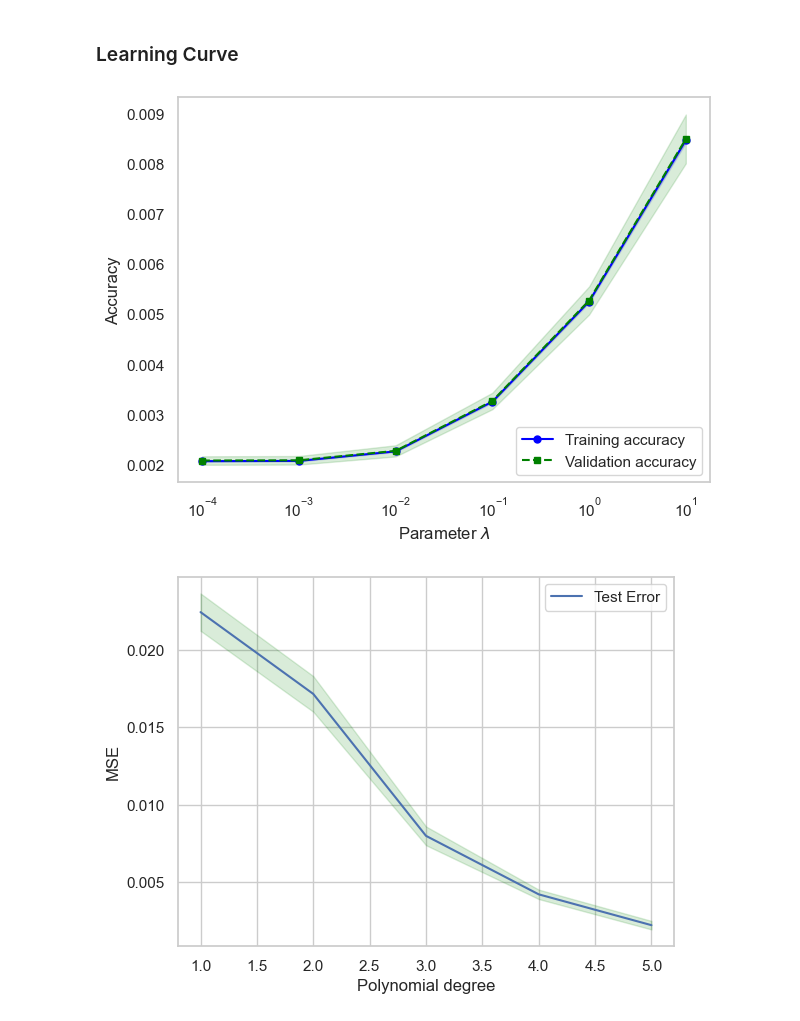
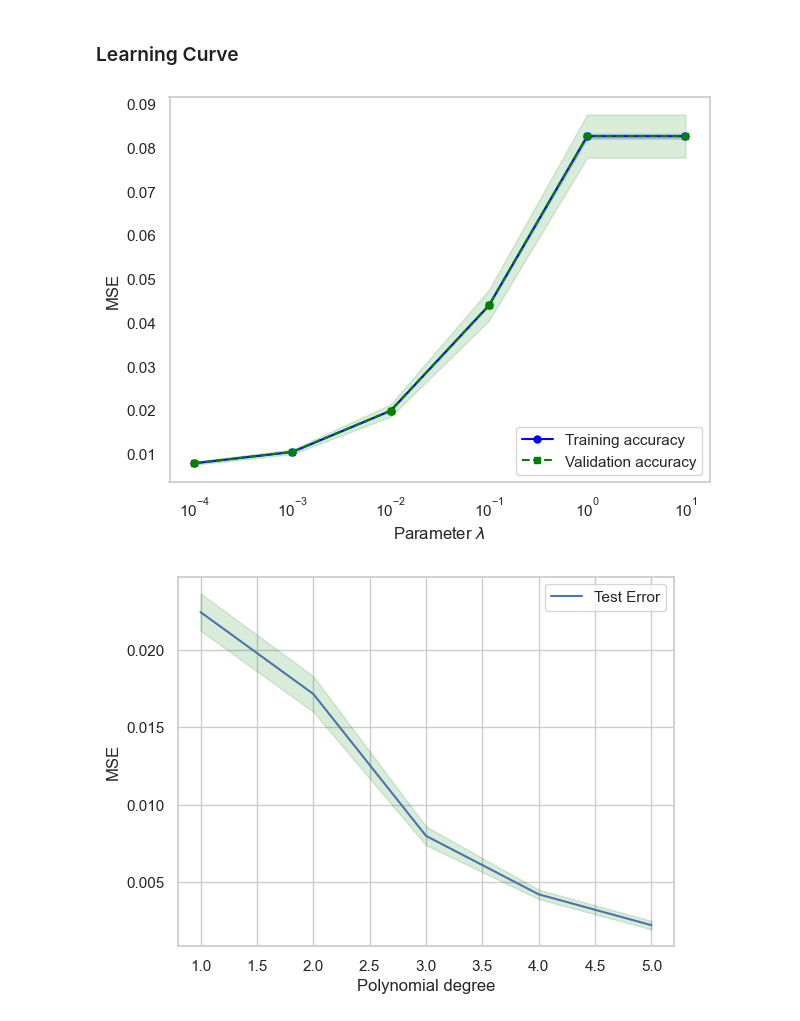
Before and after one commit to MariaFlyAway/Project1_FYS_STK, a Jupyter notebook: Exercises/cross_validation.ipynb, the cells around one changed output. Saved outputs shown, nothing was run; the diff lists cells and outputs as text; code cells hidden in the pictures.

```diff
--- a/Exercises/cross_validation.ipynb
+++ b/Exercises/cross_validation.ipynb
@@ -43,16 +43,16 @@ X_train, X_test, z_train, z_test = train_test_split(X, z, test_size=0.2, random_
 ### Learning Curve
 # %%
 pipeline = make_pipeline(
-                    PolynomialFeatures(degree=5),
+                    PolynomialFeatures(degree=3),
                     StandardScaler(),
-                    Ridge(max_iter=10000))
+                    Lasso(max_iter=10000))
 
 param_range = [0.0001, 0.001, 0.01, 0.1, 1.0, 10.0]
 train_scores, test_scores = validation_curve(
                 estimator=pipeline,
                 X=X_train,
                 y=z_train,
-                param_name='ridge__alpha',
+                param_name='lasso__alpha',
                 param_range=param_range,
                 cv=10,
                 scoring='neg_mean_squared_error')
@@ -62,35 +62,35 @@ train_std = np.std(np.abs(train_scores), axis=1)
 test_mean = np.mean(np.abs(test_scores), axis=1)
 test_std = np.std(np.abs(test_scores), axis=1)
 
 plt.plot(param_range, train_mean,
          color='blue', marker='o',
          markersize=5, label='Training accuracy')
 
 plt.fill_between(param_range, train_mean + train_std,
                  train_mean - train_std, alpha=0.15,
                  color='blue')
 
 plt.plot(param_range, test_mean,
          color='green', linestyle='--',
          marker='s', markersize=5,
          label='Validation accuracy')
 
 plt.fill_between(param_range,
                  test_mean + test_std,
                  test_mean - test_std,
                  alpha=0.15, color='green')
 
 plt.grid()
 plt.xscale('log')
 plt.legend(loc='lower right')
 plt.xlabel(r'Parameter $\lambda$')
-plt.ylabel('Accuracy')
+plt.ylabel('MSE')
 #plt.ylim([-0.1, 0.1])
 plt.tight_layout()
 # plt.savefig('figures/06_06.png', dpi=300)
 plt.show()
 # %% [output]
-[figure, old version]
+[figure, new version]
 # %%
 X = np.column_stack((x,y))
 
```
Also changed, not shown: 1 other file.
